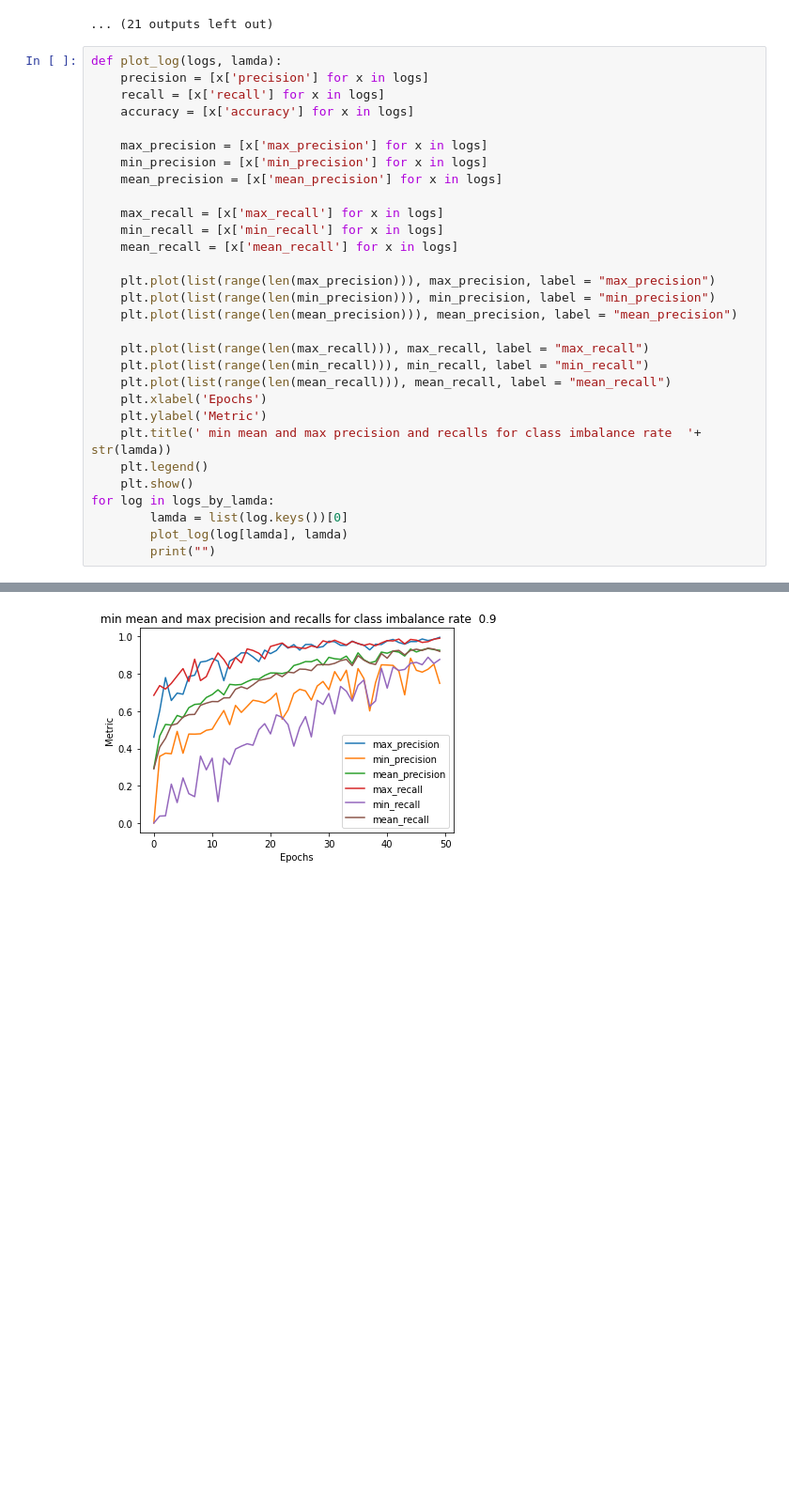
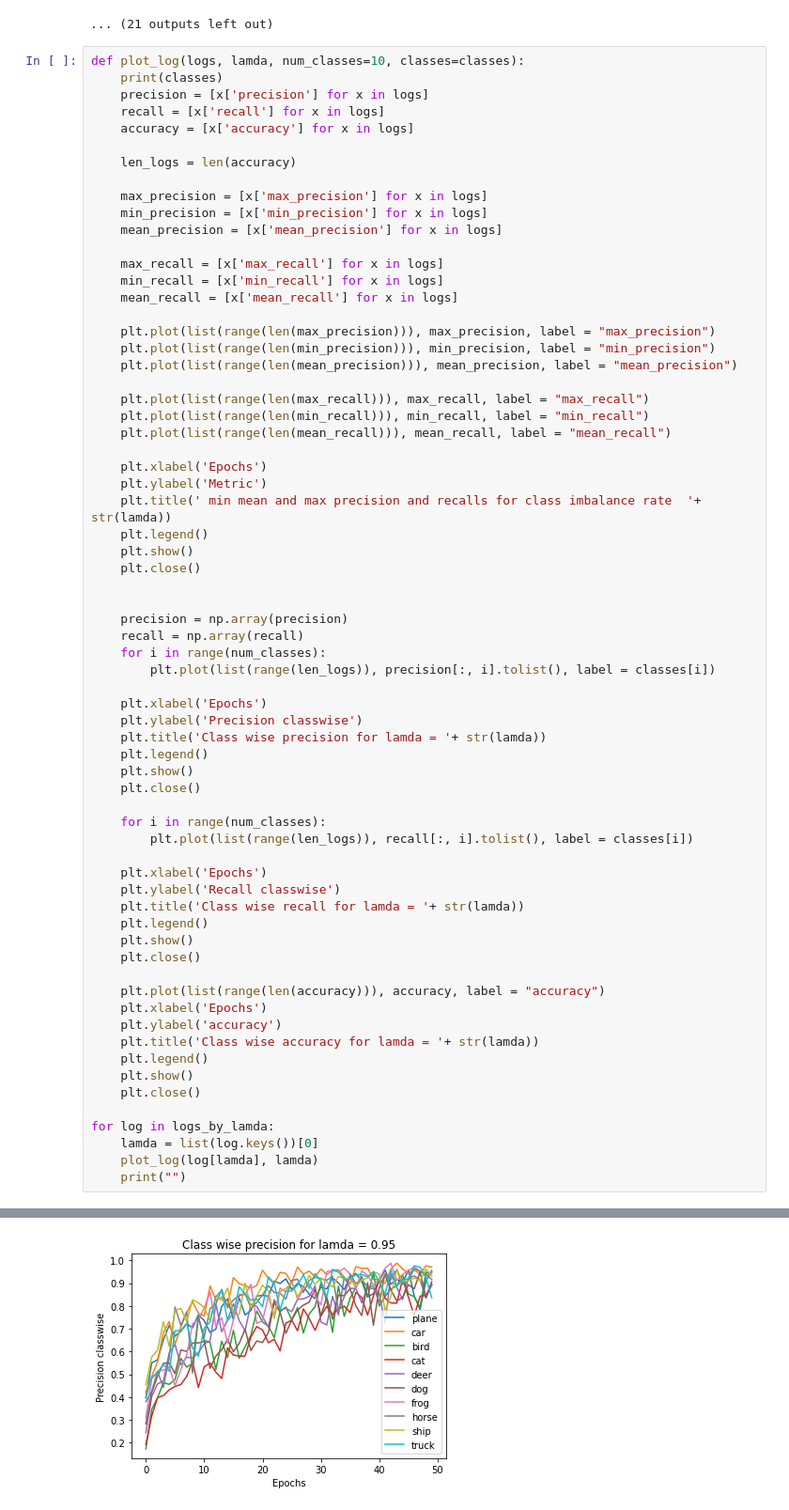
Before and after one commit to stablegradients/ConstrainedOptimisation, a Jupyter notebook: Baselines.ipynb, the cells around one changed output, grey strips where cells are left out. Shown at 94% size. Cells and saved outputs as stored; diff of their text form; blank space fills up the shorter version.

```diff
--- a/Baselines.ipynb
+++ b/Baselines.ipynb
@@ -327,10 +327,13 @@ Finished
 Finished testing
 ... (21 outputs left out)
 # %%
-def plot_log(logs, lamda):
+def plot_log(logs, lamda, num_classes=10, classes=classes):
+    print(classes)
     precision = [x['precision'] for x in logs]
     recall = [x['recall'] for x in logs]
     accuracy = [x['accuracy'] for x in logs]
+
+    len_logs = len(accuracy)
 
     max_precision = [x['max_precision'] for x in logs]
     min_precision = [x['min_precision'] for x in logs]
@@ -347,13 +350,47 @@ def plot_log(logs, lamda):
     plt.plot(list(range(len(max_recall))), max_recall, label = "max_recall")
     plt.plot(list(range(len(min_recall))), min_recall, label = "min_recall")
     plt.plot(list(range(len(mean_recall))), mean_recall, label = "mean_recall")
+
     plt.xlabel('Epochs')
     plt.ylabel('Metric')
     plt.title(' min mean and max precision and recalls for class imbalance rate  '+ str(lamda))
     plt.legend()
     plt.show()
+    plt.close()
+
+
+    precision = np.array(precision)
+    recall = np.array(recall)
+    for i in range(num_classes):
+        plt.plot(list(range(len_logs)), precision[:, i].tolist(), label = classes[i])
+
+    plt.xlabel('Epochs')
+    plt.ylabel('Precision classwise')
+    plt.title('Class wise precision for lamda = '+ str(lamda))
+    plt.legend()
+    plt.show()
+    plt.close()
+
+    for i in range(num_classes):
+        plt.plot(list(range(len_logs)), recall[:, i].tolist(), label = classes[i])
+
+    plt.xlabel('Epochs')
+    plt.ylabel('Recall classwise')
+    plt.title('Class wise recall for lamda = '+ str(lamda))
+    plt.legend()
+    plt.show()
+    plt.close()
+
+    plt.plot(list(range(len(accuracy))), accuracy, label = "accuracy")
+    plt.xlabel('Epochs')
+    plt.ylabel('accuracy')
+    plt.title('Class wise accuracy for lamda = '+ str(lamda))
+    plt.legend()
+    plt.show()
+    plt.close()
+
 for log in logs_by_lamda:
-        lamda = list(log.keys())[0]
-        plot_log(log[lamda], lamda)
-        print("")
+    lamda = list(log.keys())[0]
+    plot_log(log[lamda], lamda)
+    print("")
 # %% [output]
@@ -360,2 +398,2 @@ for log in logs_by_lamda:
 [figure]
-[figure, old version]
+[figure, new version]
```
Also changed, not shown: parts of 1 cell of this notebook.
